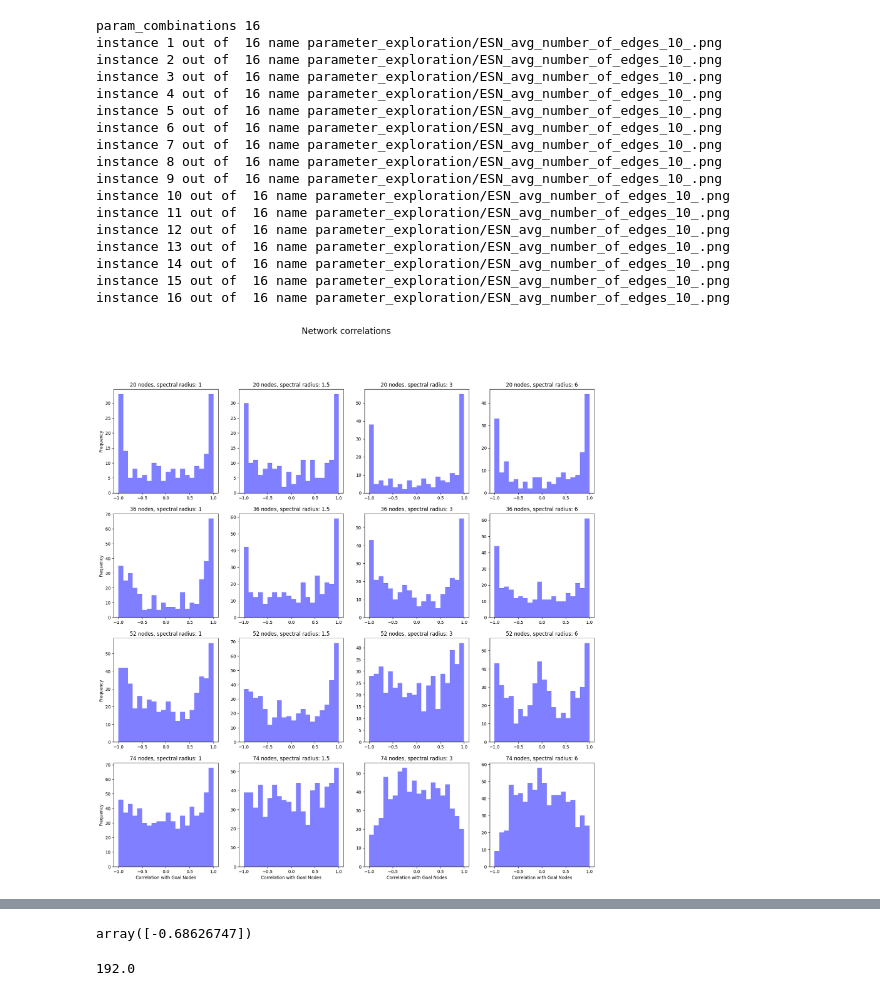
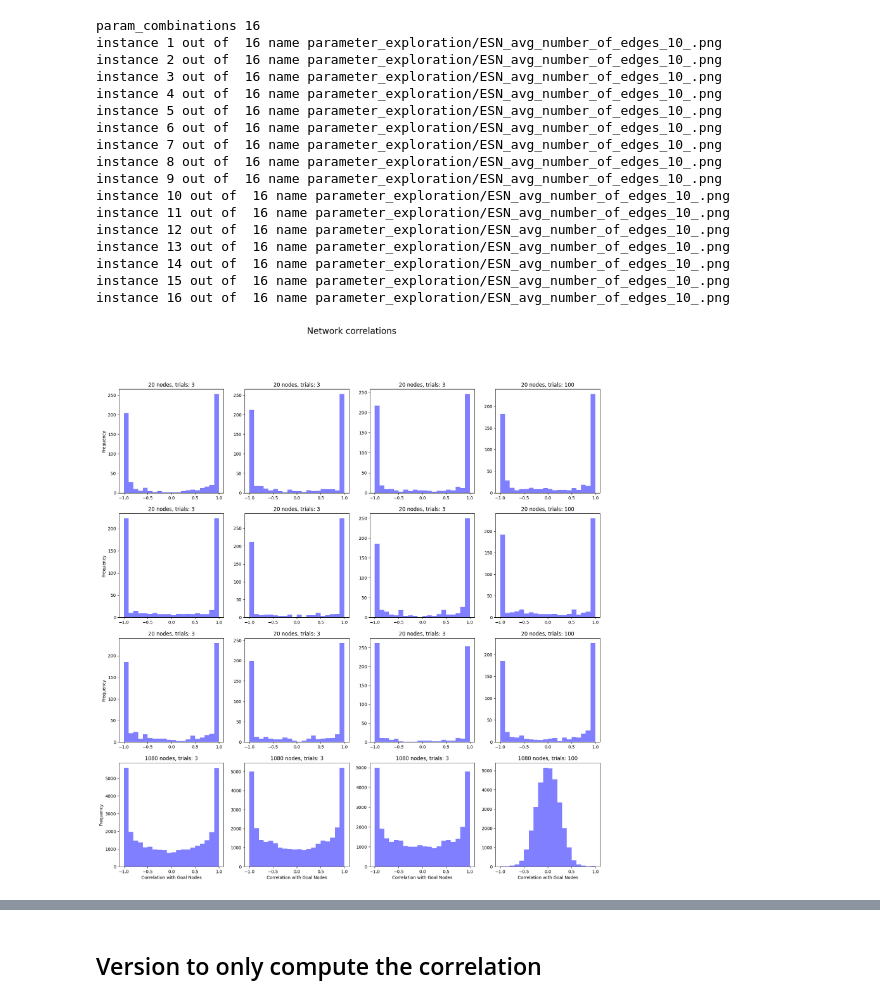
Before and after one commit to paulbanse/Proxy_General_Model, a Jupyter notebook: twoplayers_correlations_over_runs.ipynb, the cells around one changed output, grey strips where cells are left out. Saved outputs shown, nothing was run; the diff lists cells and outputs as text; code cells hidden in the pictures.

Commit message:
created a clean version, needs more refining but holiday time

```diff
--- a/twoplayers_correlations_over_runs.ipynb
+++ b/twoplayers_correlations_over_runs.ipynb
@@ -127,23 +183,22 @@ def compute_proxy_nodes_from_esn(esn, action_nodes,  num_proxy_nodes, trials=10,
     return proxy_nodes, goal_value, proxy_value, correlations
 # %%
 # Example parameters
-n = 4000  # Total nodes
-k = 5  # Number of agent-controlled nodes
+n = 400 # Total nodes
+k = 16  # Number of agent-controlled nodes
 goal_nodes = np.array([n//2+1])  # Indices of goal nodes
-num_proxy_nodes = 5  # Number of proxy nodes to select
+num_proxy_nodes = 1  # Number of proxy nodes to select
 action_nodes = np.array([j for j in range(k)])  # Indices of agent-controlled nodes
-trials = 1000  # Number of random actions to generate
-discard = 00  # Number of steps to discard for transient period
-steps = 50  # Number of steps to run the ESN
+trials = 50  # Number of random actions to generate
+discard = 500  # Number of steps to discard for transient period
+steps = 550  # Number of steps to run the ESN
 inverse = False  # Whether to select nodes with minimum correlation
-number_of_edges = 400  # Number of edges per node (not used in this function, but required for ESN initialization)
 # Initialize the Echo State Network
 #esn = module.EchoStateNetwork(n, spectral_radius=3, alpha = 0.5)
-esn =  module.EchoStateNetwork(n, spectral_radius=3, alpha = 0.5, avg_number_of_edges=number_of_edges, action_nodes=action_nodes)
-
+#esn =  module.EchoStateNetwork(n, spectral_radius=3, alpha = 0.5, avg_number_of_edges=number_of_edges, action_nodes=action_nodes)
+esn = module.EchoStateNetwork(n = 120,  spectral_radius=3, alpha = 0.1, avg_number_of_edges=2, action_nodes=action_nodes)
 
 # Compute proxy nodes
-proxy_nodes, goal_base_value, proxy_base_value, correlations = compute_proxy_nodes_from_esn(esn, action_nodes,  num_proxy_nodes, trials=trials, discard=discard, steps = steps, plot =True, inverse=inverse, figname = "parameter_exploration/test_proxy_nodes")
+proxy_nodes, goal_base_value, proxy_base_value, correlations = compute_proxy_nodes_from_esn(esn, action_nodes,  num_proxy_nodes, trials=trials, discard=discard, steps = steps, plot =True, inverse=inverse, figname = "")
 
 print("Selected proxy nodes:", proxy_nodes)
 print("Goal base value:", goal_base_value)
@@ -255,9 +299,8 @@ def run_proxy_optimization_test(esn, steps, discard, action_nodes,  trials, prox
         proxy_samples    = []
         goal_samples    = []
         for j in range(trials):
-            for i in range(num_action_nodes):
-                if i != agent_action:
-                    action_node_values[i] = np.random.choice([-1.0, 0.0, 1.0])
+            action_node_values = np.random.choice([-1.0, 0.0, 1.0], size=len(action_nodes))
+            action_node_values[agent_action] = action_value
             states = esn.run(steps=steps, discard=discard, agent_nodes=action_nodes, agent_values=action_node_values)
             proxy_samples.append(np.mean(states[:, proxy_nodes]))
             goal_samples.append(np.mean(states[:, goal_nodes]))
@@ -370,11 +412,11 @@ save = True
 
 
 param_grid = {
-    'n':  [20,36, 52,74], #[120,360, 1080,3240], #
+    'n': [120,360, 1080,3240], #  [120,360, 1080,3240], #[20,36, 52,74], #
     'k': [16],
     'num_proxy_nodes': [1],
     'trials': [10],
-    'discard': [ 50], #[ 500],#
+    'discard': [ 500],# [ 50], #
     'add_steps': [50],
     'inverse': [False],
     'plot': [True],
@@ -384,7 +426,7 @@ param_grid = {
 }
 
 param_exp = {}
-number_of_instance =10 #  100 #
+number_of_instance = 30 # 100 #
 
 # creates a list of the parameters that will vary
 varying_params = [a for a in param_grid.keys() if len(param_grid[a]) > 1]
@@ -416,6 +458,7 @@ def parallel_compute_proxy_nodes(param_exp,param_ESN):
     goal_nodes = np.array([param_ESN['n']-1])
     proxy_nodes, goal_base, proxy_base, correlations = compute_proxy_nodes_from_esn(**param_exp)
     correlation_base = np.mean(correlations[proxy_nodes])
+    correlations = list(correlations)
     next_dict ={ **{i:param_exp[i] for i in param_exp if i!='num_proxy_nodes'}, 'proxy_nodes':proxy_nodes}
     maxed_goal_value, maxed_proxy_value, correlation_on_max_proxy = run_proxy_optimization_test(**next_dict )
     next_dict ={ **{i:param_exp[i] for i in param_exp if i!='num_proxy_nodes'}, 'proxy_nodes':goal_nodes}
@@ -445,7 +488,8 @@ for k in range(len(param_combinations)):
     param_ESN['action_nodes'] = np.array([j for j in range(param_ESN['k'])])
     param_exp["action_nodes"] = param_ESN['action_nodes']
     param_exp["steps"] = param_ESN['add_steps'] + param_ESN['discard']
-    param_exp['trials'] = param_ESN['trials']
+    param_exp['trials'] = param_ESN.pop('trials')
+
     param_exp["num_proxy_nodes"] = param_ESN['num_proxy_nodes']
     param_exp['discard'] = param_ESN['discard']
     param_exp['inverse'] = param_ESN['inverse']
@@ -467,7 +511,7 @@ for k in range(len(param_combinations)):
         delta_optimal_goal.append(temp_dict['optimal_goal_value'] - temp_dict['goal_base'])
         if save:
             to_save = { **dict(zip(param_names, params)), **temp_dict}
-            append_to_json(to_save,'parameter_exploration/example_memory.json')
+            #append_to_json(to_save,'parameter_exploration/example_memory.json')
 
 
     # fill the subfigures with the results
@@ -475,7 +519,7 @@ for k in range(len(param_combinations)):
     y, x, _= Axes[1][k].hist(delta_goal_values, bins=20, alpha=0.5, range=[-2, 2], label='Delta Goal Values', color='blue')
     y2, x, _= Axes[1][k].hist(delta_optimal_goal, bins=20, alpha=0.5, range=[-2, 2], label='Optimal Delta Values', color='green')
 
-    goal_text_y = 0.9*max(y, y2)
+    goal_text_y = 0.9*max(max(y), max(y2))
     y, x, _ =Axes[2][k].hist(delta_proxy_correlations, bins=20, alpha=0.5, range=[-2, 2], label='Delta Proxy Correlations', color='red')
     prox_text_y = 0.9*max(y)
     Axes[3][k].axhline(y=0, color='k', alpha=0.5)
@@ -488,7 +532,8 @@ for k in range(len(param_combinations)):
     plot_example_esn(Axes[4][k], esn, steps=500, discard=0, action_nodes=param_exp["action_nodes"])
 
     for j in range(5):
-        Axes[j][k].set_title( str(param_ESN['n']) + ' nodes, spectral radius: ' + str(param_ESN['spectral_radius']))
+        #Axes[j][k].set_title( str(param_ESN['n']) + ' nodes, spectral radius: ' + str(param_ESN['spectral_radius']))
+        Axes[j][k].set_title(name)
 
     # add information on the figure
     prop_delta_goal_below0 = 100*len([k for k in delta_goal_values if k < 0])/ len(delta_goal_values)
@@ -520,31 +565,31 @@ if save:
     Figs[0].savefig('parameter_exploration/ESN_correlations.png')
     Figs[1].savefig('parameter_exploration/ESN_delta_goal_values.png')
     Figs[2].savefig('parameter_exploration/ESN_delta_proxy_correlations.png')
     Figs[3].savefig('parameter_exploration/ESN_delta_goal_vs_proxy_correlations.png')
     Figs[4].savefig('parameter_exploration/ESN_examples.png')
 
 
 
 
 
 
 # test
 # %% [output]
 param_combinations 16
 instance 1 out of  16 name parameter_exploration/ESN_avg_number_of_edges_10_.png
 instance 2 out of  16 name parameter_exploration/ESN_avg_number_of_edges_10_.png
 instance 3 out of  16 name parameter_exploration/ESN_avg_number_of_edges_10_.png
 instance 4 out of  16 name parameter_exploration/ESN_avg_number_of_edges_10_.png
 instance 5 out of  16 name parameter_exploration/ESN_avg_number_of_edges_10_.png
 instance 6 out of  16 name parameter_exploration/ESN_avg_number_of_edges_10_.png
 instance 7 out of  16 name parameter_exploration/ESN_avg_number_of_edges_10_.png
 instance 8 out of  16 name parameter_exploration/ESN_avg_number_of_edges_10_.png
 instance 9 out of  16 name parameter_exploration/ESN_avg_number_of_edges_10_.png
 instance 10 out of  16 name parameter_exploration/ESN_avg_number_of_edges_10_.png
 instance 11 out of  16 name parameter_exploration/ESN_avg_number_of_edges_10_.png
 instance 12 out of  16 name parameter_exploration/ESN_avg_number_of_edges_10_.png
 instance 13 out of  16 name parameter_exploration/ESN_avg_number_of_edges_10_.png
 instance 14 out of  16 name parameter_exploration/ESN_avg_number_of_edges_10_.png
 instance 15 out of  16 name parameter_exploration/ESN_avg_number_of_edges_10_.png
 instance 16 out of  16 name parameter_exploration/ESN_avg_number_of_edges_10_.png
-[figure, old version]
+[figure, new version]
@@ -555,11 +600,2 @@ instance 16 out of  16 name parameter_exploration/ESN_avg_number_of_edges_10_.pn
-# %%
-# make a 2 dimensional of size n with random values between -1 and 1
-YAa= np.random.uniform(-1, 1, (10000, 10000 ))
-
-YAa[proxy_nodes, goal_nodes]
-# %% [output]
-array([-0.68626747])
-# %%
-16*60/5
-# %% [output]
-192.0
+# %% [markdown]
+## Version to only compute the correlation
```
Also changed, not shown: parts of 11 cells of this notebook, 6 other files.
